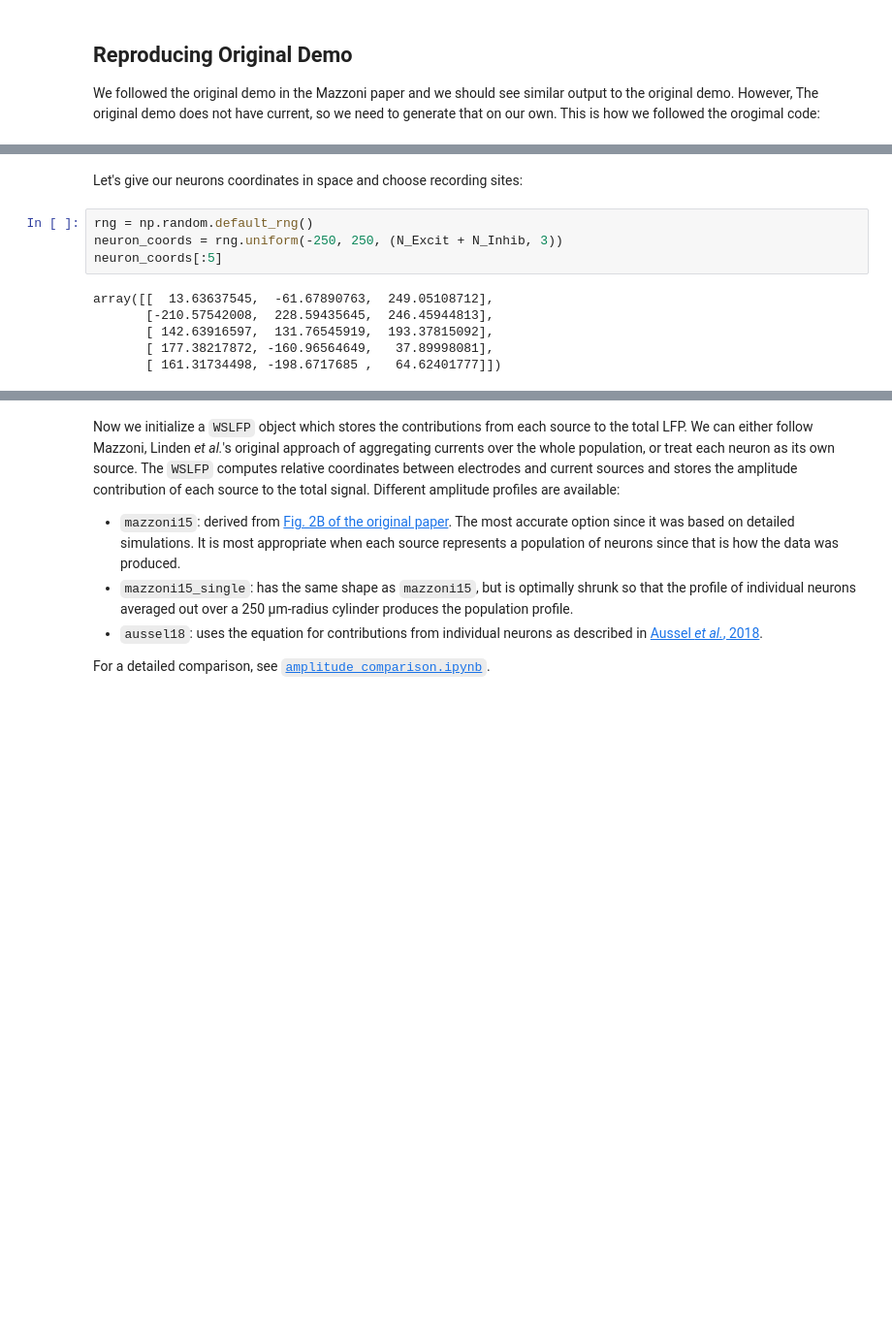
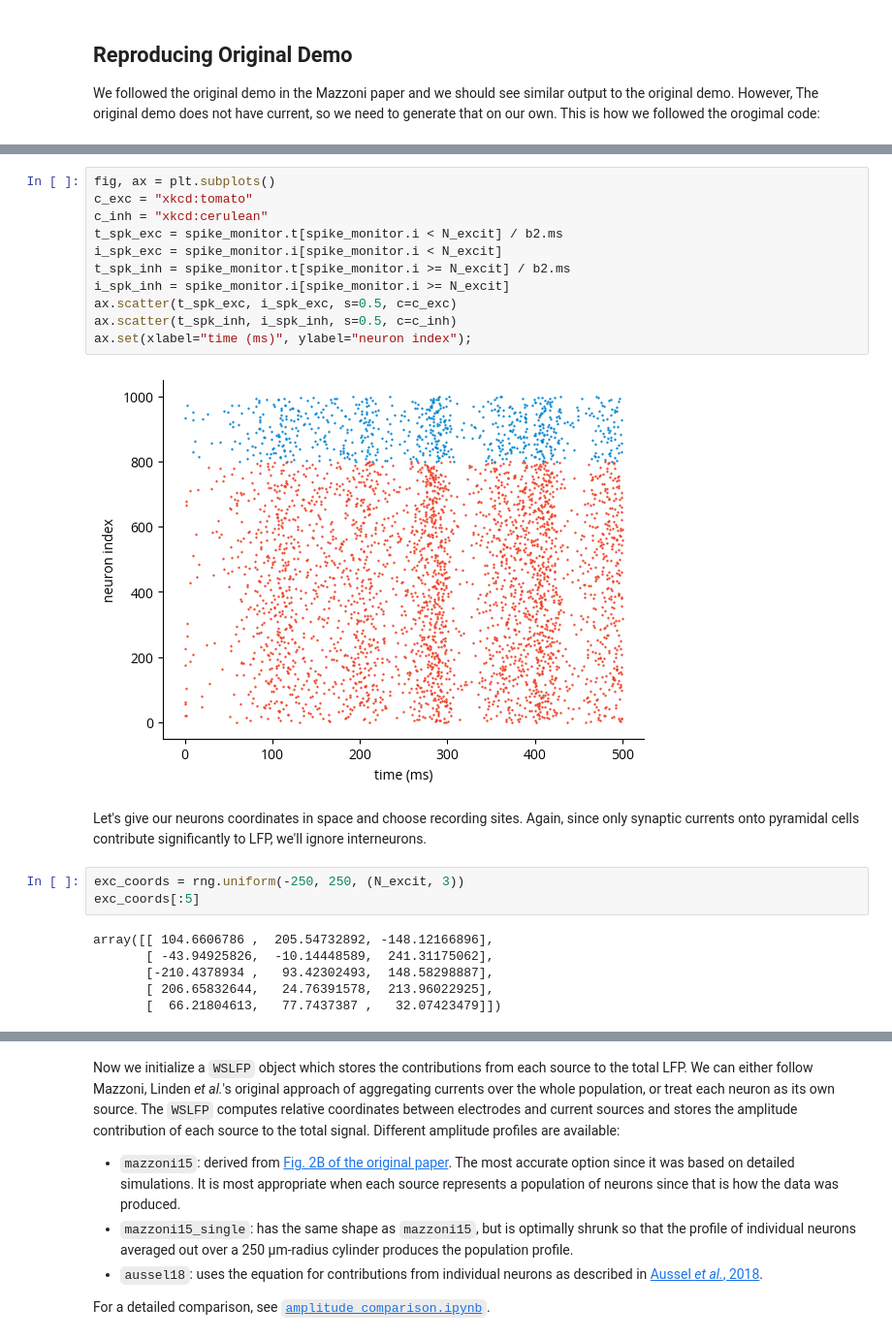
Before and after one commit to Sensory-Information-Processing-Lab/tklfp, a Jupyter notebook: notebooks/demo.ipynb, the cells around one changed output, grey strips where cells are left out. Shown: that part at 97% size. Cells and saved outputs as stored; diff of their text form; blank space fills up the shorter version.

```diff
--- a/notebooks/demo.ipynb
+++ b/notebooks/demo.ipynb
@@ -283,15 +137,28 @@ ax.set(xlabel="time (ms)", ylabel="neuron index")
+# %%
+fig, ax = plt.subplots()
+c_exc = "xkcd:tomato"
+c_inh = "xkcd:cerulean"
+t_spk_exc = spike_monitor.t[spike_monitor.i < N_excit] / b2.ms
+i_spk_exc = spike_monitor.i[spike_monitor.i < N_excit]
+t_spk_inh = spike_monitor.t[spike_monitor.i >= N_excit] / b2.ms
+i_spk_inh = spike_monitor.i[spike_monitor.i >= N_excit]
+ax.scatter(t_spk_exc, i_spk_exc, s=0.5, c=c_exc)
+ax.scatter(t_spk_inh, i_spk_inh, s=0.5, c=c_inh)
+ax.set(xlabel="time (ms)", ylabel="neuron index");
+# %% [output]
+[figure, added]
 # %% [markdown]
-Let's give our neurons coordinates in space and choose recording sites:
+Let's give our neurons coordinates in space and choose recording sites.
+Again, since only synaptic currents onto pyramidal cells contribute significantly to LFP, we'll ignore interneurons.
 # %%
-rng = np.random.default_rng()
-neuron_coords = rng.uniform(-250, 250, (N_Excit + N_Inhib, 3))
-neuron_coords[:5]
+exc_coords = rng.uniform(-250, 250, (N_excit, 3))
+exc_coords[:5]
 # %% [output]
-array([[  13.63637545,  -61.67890763,  249.05108712],
-       [-210.57542008,  228.59435645,  246.45944813],
-       [ 142.63916597,  131.76545919,  193.37815092],
-       [ 177.38217872, -160.96564649,   37.89998081],
-       [ 161.31734498, -198.6717685 ,   64.62401777]])
+array([[ 104.6606786 ,  205.54732892, -148.12166896],
+       [ -43.94925826,  -10.14448589,  241.31175062],
+       [-210.4378934 ,   93.42302493,  148.58298887],
+       [ 206.65832644,   24.76391578,  213.96022925],
+       [  66.21804613,   77.7437387 ,   32.07423479]])
 # %%
 rec_radii = np.array([0, 250, 500])
 elec_coords = np.meshgrid(rec_radii, [0], np.linspace(-400, 600, 10))
```
Also changed, not shown: parts of 23 cells of this notebook, 6 other files.
